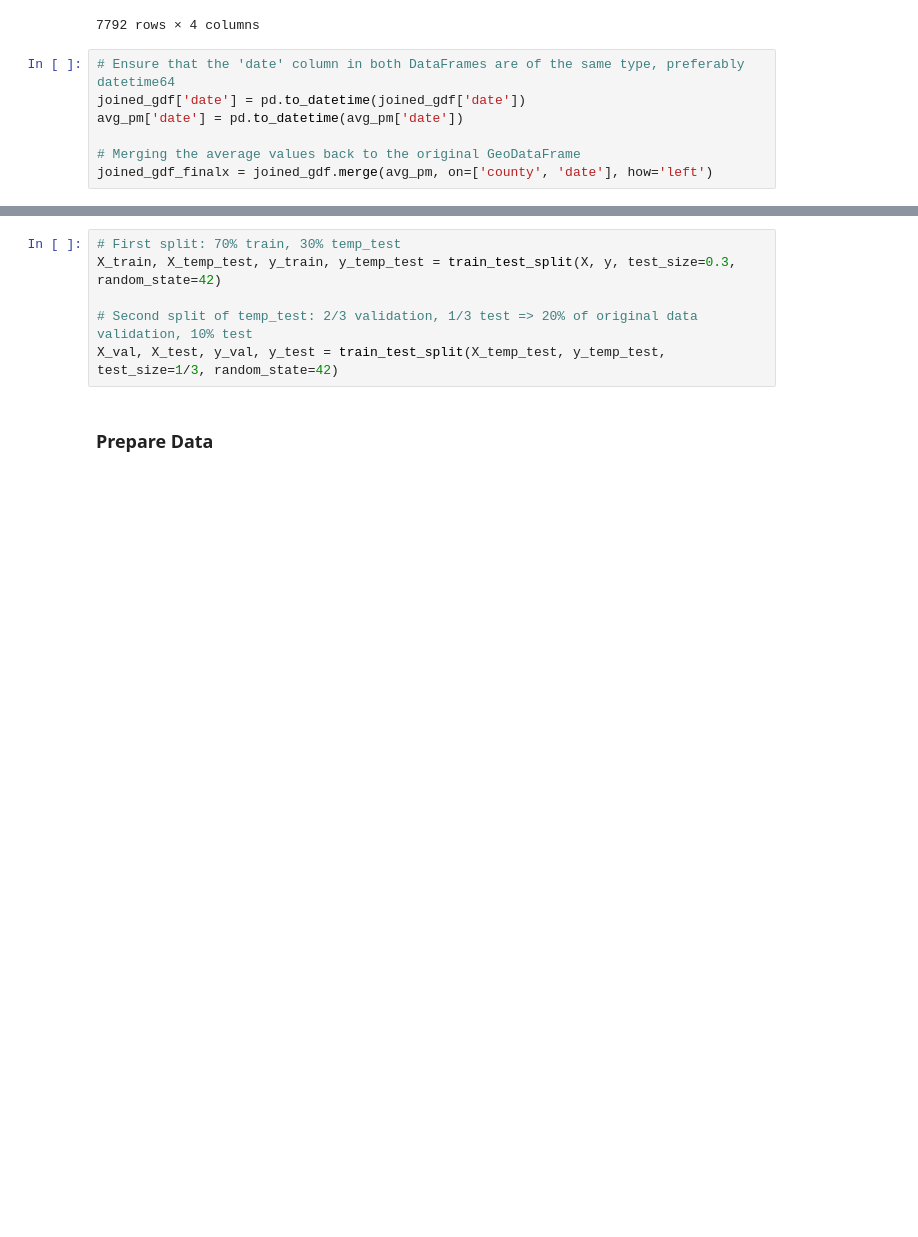
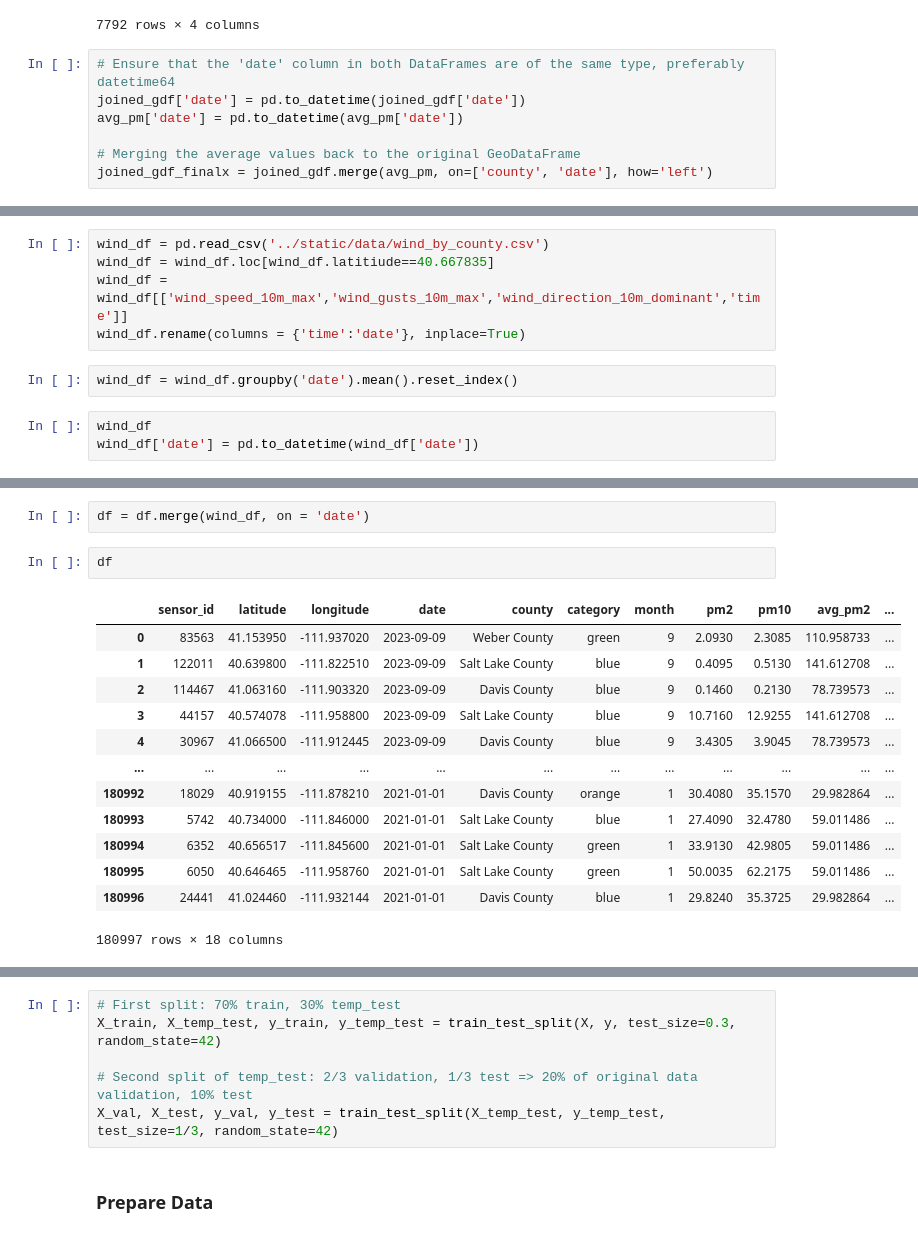
Before and after one commit to jaredfeldman/AI4AQ, a Jupyter notebook: flask_app/jupyter/ai_sensor_model.ipynb, the cells around one changed output, grey strips where cells are left out. Saved outputs shown, nothing was run; the diff lists cells and outputs as text; blank space fills up the shorter version.

```diff
--- a/flask_app/jupyter/ai_sensor_model.ipynb
+++ b/flask_app/jupyter/ai_sensor_model.ipynb
@@ -145,0 +193,10 @@ encode_cols = ['county_encoded','category_encoded','month']
+# %%
+wind_df = pd.read_csv('../static/data/wind_by_county.csv')
+wind_df = wind_df.loc[wind_df.latitiude==40.667835]
+wind_df = wind_df[['wind_speed_10m_max','wind_gusts_10m_max','wind_direction_10m_dominant','time']]
+wind_df.rename(columns = {'time':'date'}, inplace=True)
+# %%
+wind_df = wind_df.groupby('date').mean().reset_index()
+# %%
+wind_df
+wind_df['date'] = pd.to_datetime(wind_df['date'])
@@ -145,0 +219,18 @@ encode_cols = ['county_encoded','category_encoded','month']
+# %%
+df = df.merge(wind_df, on = 'date')
+# %%
+df
+# %% [output]
+|  | sensor_id | latitude | longitude | date | county | category | month | pm2 | pm10 | avg_pm2 | ... |
+| 0 | 83563 | 41.153950 | -111.937020 | 2023-09-09 | Weber County | green | 9 | 2.0930 | 2.3085 | 110.958733 | ... |
+| 1 | 122011 | 40.639800 | -111.822510 | 2023-09-09 | Salt Lake County | blue | 9 | 0.4095 | 0.5130 | 141.612708 | ... |
+| 2 | 114467 | 41.063160 | -111.903320 | 2023-09-09 | Davis County | blue | 9 | 0.1460 | 0.2130 | 78.739573 | ... |
+| 3 | 44157 | 40.574078 | -111.958800 | 2023-09-09 | Salt Lake County | blue | 9 | 10.7160 | 12.9255 | 141.612708 | ... |
+| 4 | 30967 | 41.066500 | -111.912445 | 2023-09-09 | Davis County | blue | 9 | 3.4305 | 3.9045 | 78.739573 | ... |
+| ... | ... | ... | ... | ... | ... | ... | ... | ... | ... | ... | ... |
+| 180992 | 18029 | 40.919155 | -111.878210 | 2021-01-01 | Davis County | orange | 1 | 30.4080 | 35.1570 | 29.982864 | ... |
+| 180993 | 5742 | 40.734000 | -111.846000 | 2021-01-01 | Salt Lake County | blue | 1 | 27.4090 | 32.4780 | 59.011486 | ... |
+| 180994 | 6352 | 40.656517 | -111.845600 | 2021-01-01 | Salt Lake County | green | 1 | 33.9130 | 42.9805 | 59.011486 | ... |
+| 180995 | 6050 | 40.646465 | -111.958760 | 2021-01-01 | Salt Lake County | green | 1 | 50.0035 | 62.2175 | 59.011486 | ... |
+| 180996 | 24441 | 41.024460 | -111.932144 | 2021-01-01 | Davis County | blue | 1 | 29.8240 | 35.3725 | 29.982864 | ... |
+180997 rows × 18 columns
```
Also changed, not shown: parts of 59 cells of this notebook, 8 other files.
